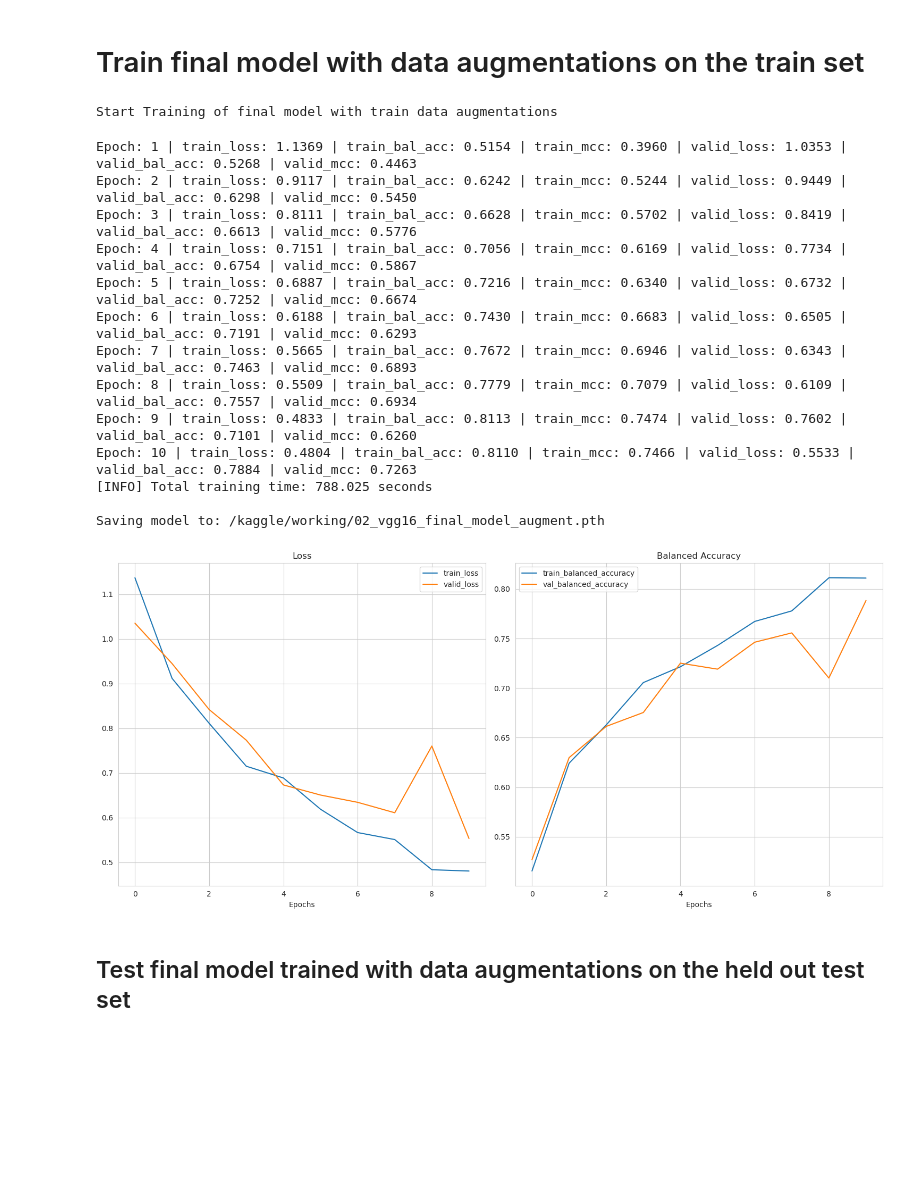
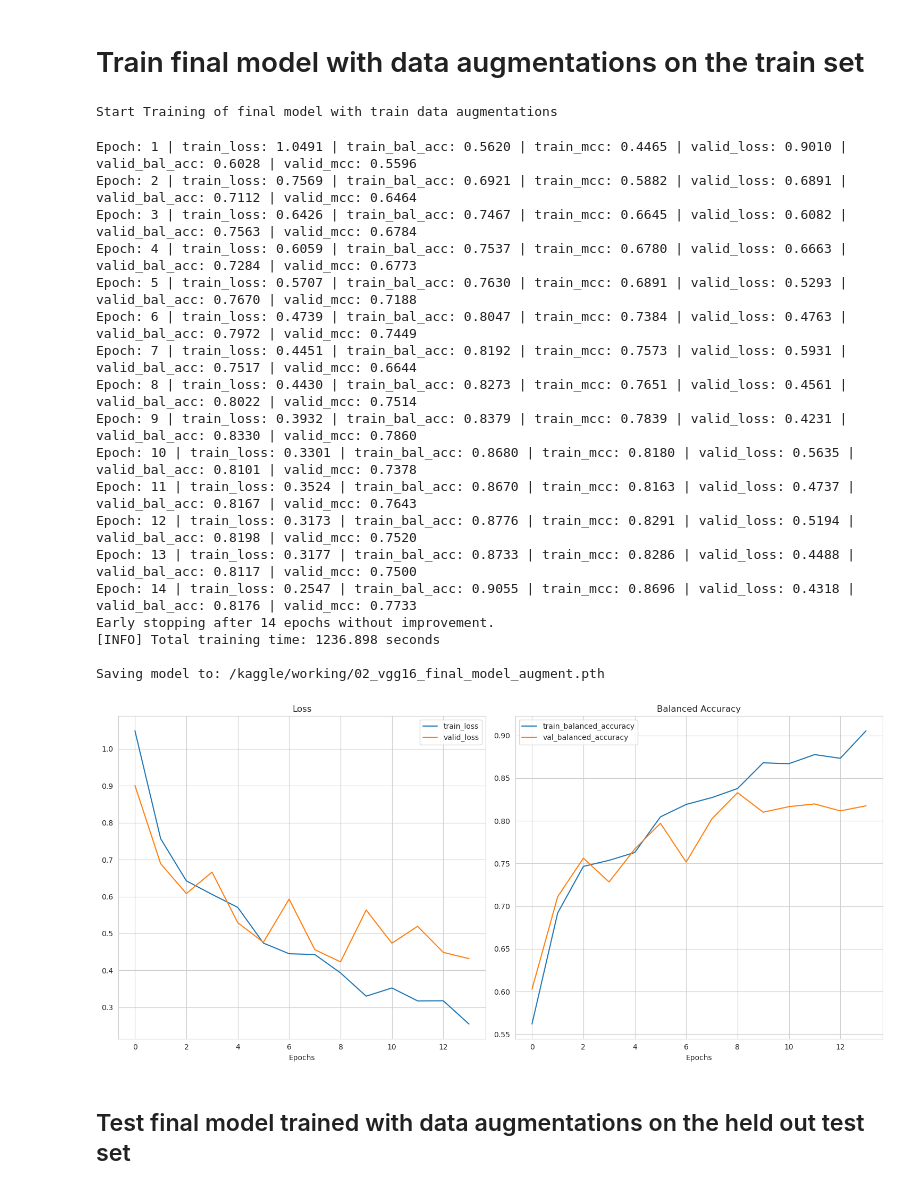
Before and after one commit to KyriakosPsa/Transfer-Learning-Vision, a Jupyter notebook: fungivgg16classification.ipynb, the cells around one changed output. Saved outputs shown, nothing was run; the diff lists cells and outputs as text; code cells hidden in the pictures; blank space fills up the shorter version.

Commit message:
Kaggle Notebook | fungiVGG16Classification | Version 22 - train final model on test with better augmentations

```diff
--- a/fungivgg16classification.ipynb
+++ b/fungivgg16classification.ipynb
@@ -771,11 +772,10 @@ weighted avg       0.85      0.85      0.84      1021
 # %%
 # Define train and val transformations
 train_transforms = transforms.Compose([
-    # data augmentations
     transforms.Resize((224, 224)),
     transforms.RandomHorizontalFlip(),
     transforms.RandomRotation(10),
-    transforms.ColorJitter(brightness=0.5, contrast=0.5, saturation=0.5, hue=0.5),
+    transforms.ColorJitter(brightness=0.2, contrast=0.2, saturation=0.1, hue=0.1),
     transforms.ToTensor(),
     transforms.Normalize(mean=[0.485, 0.456, 0.406], std=[0.229, 0.224, 0.225])
 ])
@@ -810,46 +810,51 @@ vgg16 = models.vgg16(weights=weights).to(device)
 num_ftrs = vgg16.classifier[6].in_features
 
 vgg16.classifier[6] = nn.Linear(num_ftrs, 5).to(device)
 
 # Set the optimizer
 optimizer = torch.optim.Adam(vgg16.parameters(), lr=0.0001)
 exp_lr_scheduler = lr_scheduler.ExponentialLR(optimizer, gamma=0.01)
 
 print('Start Training of final model with train data augmentations')
 results_aug, final_model_aug = engine.train_with_early_stopping(model=vgg16,
                                                           train_dataloader=train_loader,
                                                           valid_dataloader=val_loader,
                                                           optimizer=optimizer,
                                                           loss_fn=loss_fn,
-                                                          epochs=10,
+                                                          epochs=20,
                                                           device=device)
 
 
 end_time = timer()
 print(f"[INFO] Total training time: {end_time-start_time:.3f} seconds\n")
 
 MODEL_SAVE_PATH = os.path.join('/kaggle/working/', '02_vgg16_final_model_augment.pth')
 print(f"Saving model to: {MODEL_SAVE_PATH}")
 torch.save(obj=final_model_aug.state_dict(), f=MODEL_SAVE_PATH)
 
 helper_functions.plot_loss_curves(results_aug)
 plt.savefig(f'/kaggle/working/training_curves_vgg16_final_model_augment.png')
 # %% [output]
 Start Training of final model with train data augmentations
-Epoch: 1 | train_loss: 1.1369 | train_bal_acc: 0.5154 | train_mcc: 0.3960 | valid_loss: 1.0353 | valid_bal_acc: 0.5268 | valid_mcc: 0.4463
-Epoch: 2 | train_loss: 0.9117 | train_bal_acc: 0.6242 | train_mcc: 0.5244 | valid_loss: 0.9449 | valid_bal_acc: 0.6298 | valid_mcc: 0.5450
-Epoch: 3 | train_loss: 0.8111 | train_bal_acc: 0.6628 | train_mcc: 0.5702 | valid_loss: 0.8419 | valid_bal_acc: 0.6613 | valid_mcc: 0.5776
-Epoch: 4 | train_loss: 0.7151 | train_bal_acc: 0.7056 | train_mcc: 0.6169 | valid_loss: 0.7734 | valid_bal_acc: 0.6754 | valid_mcc: 0.5867
-Epoch: 5 | train_loss: 0.6887 | train_bal_acc: 0.7216 | train_mcc: 0.6340 | valid_loss: 0.6732 | valid_bal_acc: 0.7252 | valid_mcc: 0.6674
-Epoch: 6 | train_loss: 0.6188 | train_bal_acc: 0.7430 | train_mcc: 0.6683 | valid_loss: 0.6505 | valid_bal_acc: 0.7191 | valid_mcc: 0.6293
-Epoch: 7 | train_loss: 0.5665 | train_bal_acc: 0.7672 | train_mcc: 0.6946 | valid_loss: 0.6343 | valid_bal_acc: 0.7463 | valid_mcc: 0.6893
-Epoch: 8 | train_loss: 0.5509 | train_bal_acc: 0.7779 | train_mcc: 0.7079 | valid_loss: 0.6109 | valid_bal_acc: 0.7557 | valid_mcc: 0.6934
-Epoch: 9 | train_loss: 0.4833 | train_bal_acc: 0.8113 | train_mcc: 0.7474 | valid_loss: 0.7602 | valid_bal_acc: 0.7101 | valid_mcc: 0.6260
-Epoch: 10 | train_loss: 0.4804 | train_bal_acc: 0.8110 | train_mcc: 0.7466 | valid_loss: 0.5533 | valid_bal_acc: 0.7884 | valid_mcc: 0.7263
-[INFO] Total training time: 788.025 seconds
+Epoch: 1 | train_loss: 1.0491 | train_bal_acc: 0.5620 | train_mcc: 0.4465 | valid_loss: 0.9010 | valid_bal_acc: 0.6028 | valid_mcc: 0.5596
+Epoch: 2 | train_loss: 0.7569 | train_bal_acc: 0.6921 | train_mcc: 0.5882 | valid_loss: 0.6891 | valid_bal_acc: 0.7112 | valid_mcc: 0.6464
+Epoch: 3 | train_loss: 0.6426 | train_bal_acc: 0.7467 | train_mcc: 0.6645 | valid_loss: 0.6082 | valid_bal_acc: 0.7563 | valid_mcc: 0.6784
+Epoch: 4 | train_loss: 0.6059 | train_bal_acc: 0.7537 | train_mcc: 0.6780 | valid_loss: 0.6663 | valid_bal_acc: 0.7284 | valid_mcc: 0.6773
+Epoch: 5 | train_loss: 0.5707 | train_bal_acc: 0.7630 | train_mcc: 0.6891 | valid_loss: 0.5293 | valid_bal_acc: 0.7670 | valid_mcc: 0.7188
+Epoch: 6 | train_loss: 0.4739 | train_bal_acc: 0.8047 | train_mcc: 0.7384 | valid_loss: 0.4763 | valid_bal_acc: 0.7972 | valid_mcc: 0.7449
+Epoch: 7 | train_loss: 0.4451 | train_bal_acc: 0.8192 | train_mcc: 0.7573 | valid_loss: 0.5931 | valid_bal_acc: 0.7517 | valid_mcc: 0.6644
+Epoch: 8 | train_loss: 0.4430 | train_bal_acc: 0.8273 | train_mcc: 0.7651 | valid_loss: 0.4561 | valid_bal_acc: 0.8022 | valid_mcc: 0.7514
+Epoch: 9 | train_loss: 0.3932 | train_bal_acc: 0.8379 | train_mcc: 0.7839 | valid_loss: 0.4231 | valid_bal_acc: 0.8330 | valid_mcc: 0.7860
+Epoch: 10 | train_loss: 0.3301 | train_bal_acc: 0.8680 | train_mcc: 0.8180 | valid_loss: 0.5635 | valid_bal_acc: 0.8101 | valid_mcc: 0.7378
+Epoch: 11 | train_loss: 0.3524 | train_bal_acc: 0.8670 | train_mcc: 0.8163 | valid_loss: 0.4737 | valid_bal_acc: 0.8167 | valid_mcc: 0.7643
+Epoch: 12 | train_loss: 0.3173 | train_bal_acc: 0.8776 | train_mcc: 0.8291 | valid_loss: 0.5194 | valid_bal_acc: 0.8198 | valid_mcc: 0.7520
+Epoch: 13 | train_loss: 0.3177 | train_bal_acc: 0.8733 | train_mcc: 0.8286 | valid_loss: 0.4488 | valid_bal_acc: 0.8117 | valid_mcc: 0.7500
+Epoch: 14 | train_loss: 0.2547 | train_bal_acc: 0.9055 | train_mcc: 0.8696 | valid_loss: 0.4318 | valid_bal_acc: 0.8176 | valid_mcc: 0.7733
+Early stopping after 14 epochs without improvement.
+[INFO] Total training time: 1236.898 seconds
 
 Saving model to: /kaggle/working/02_vgg16_final_model_augment.pth
-[figure, old version]
+[figure, new version]
 # %% [markdown]
 ## Test final model trained with data augmentations on the held out test set
 # %%
```
Also changed, not shown: parts of 6 cells of this notebook.
